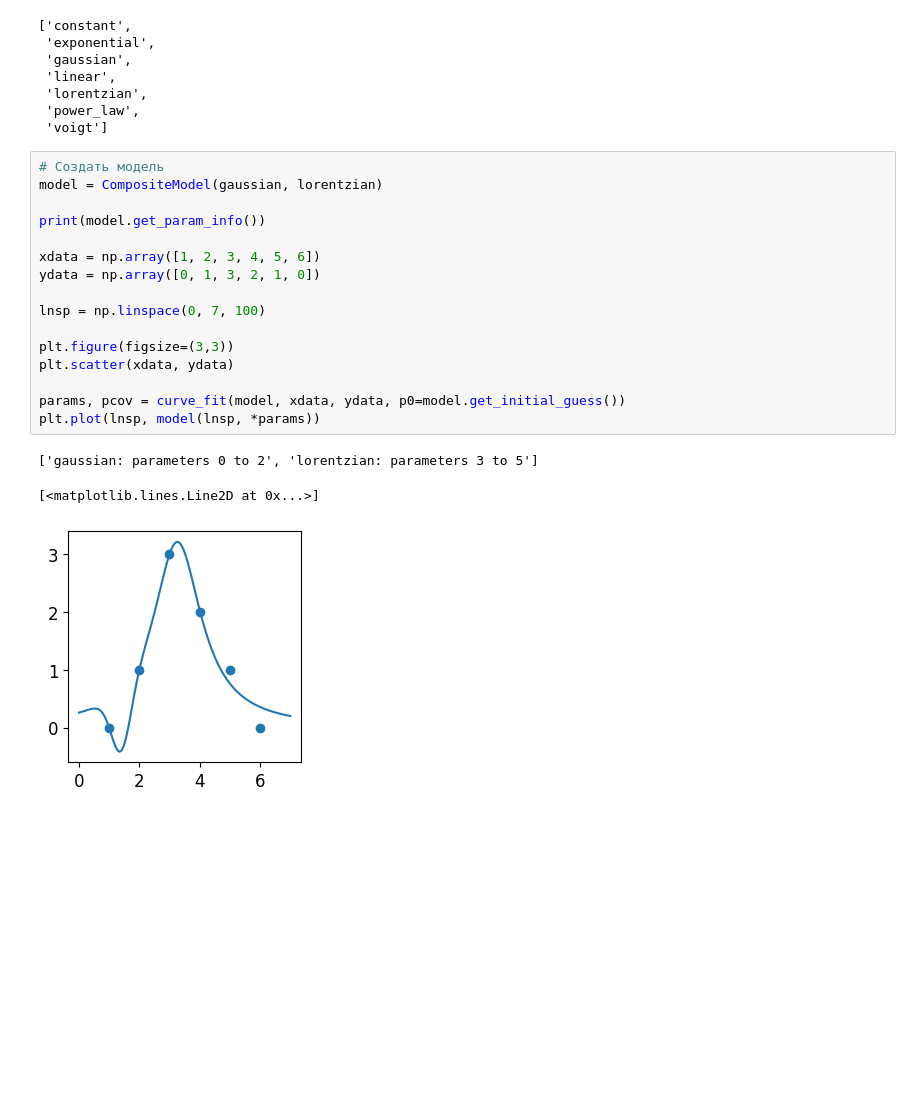
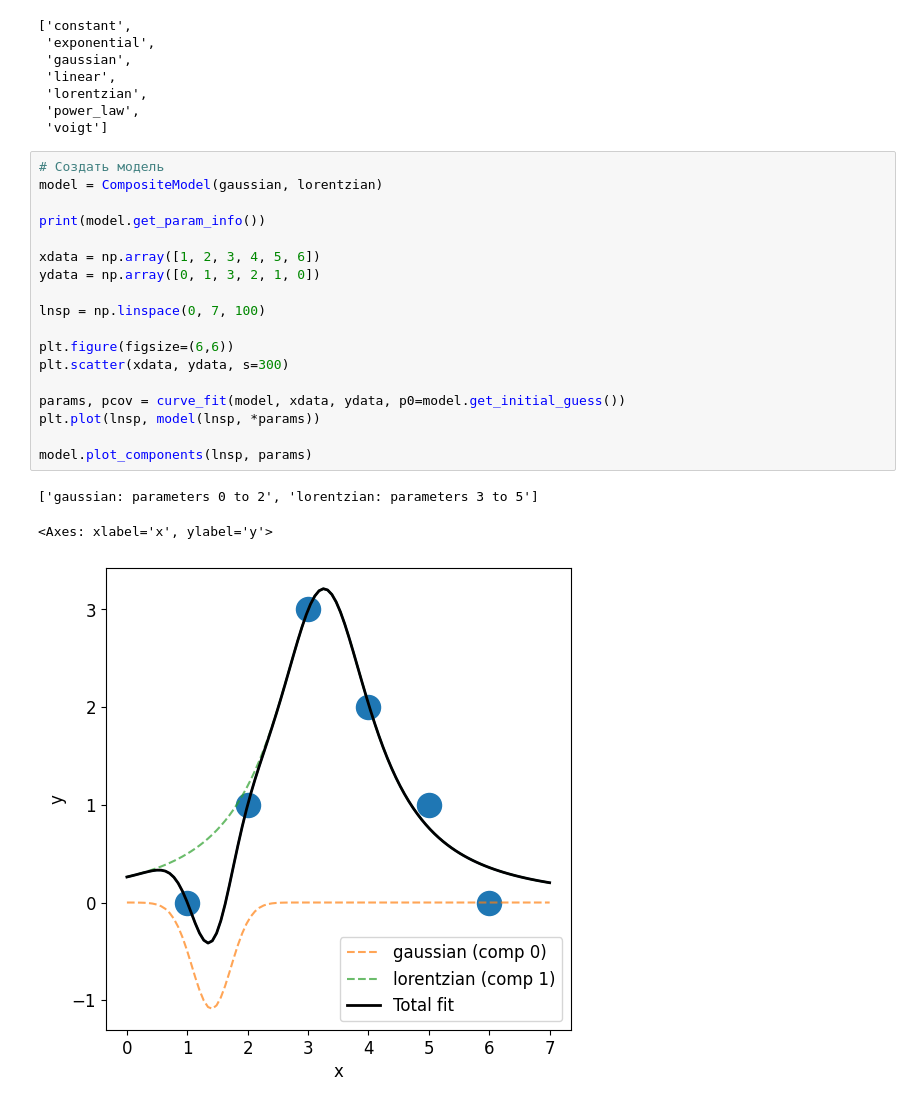
Before and after one commit to Akmalumarov/X_Ray_Scattering_Analysis, a Jupyter notebook: templates/Template_Models.ipynb, the cells around one changed output. Saved outputs shown, nothing was run; the diff lists cells and outputs as text; blank space fills up the shorter version.

Commit message:
Composite Model v2

```diff
--- a/templates/Template_Models.ipynb
+++ b/templates/Template_Models.ipynb
@@ -19,20 +19,22 @@ list_available_models()
 # %%
 # Создать модель
 model = CompositeModel(gaussian, lorentzian)
 
 print(model.get_param_info())
 
 xdata = np.array([1, 2, 3, 4, 5, 6])
 ydata = np.array([0, 1, 3, 2, 1, 0])
 
 lnsp = np.linspace(0, 7, 100)
 
-plt.figure(figsize=(3,3))
-plt.scatter(xdata, ydata)
+plt.figure(figsize=(6,6))
+plt.scatter(xdata, ydata, s=300)
 
 params, pcov = curve_fit(model, xdata, ydata, p0=model.get_initial_guess())
 plt.plot(lnsp, model(lnsp, *params))
+
+model.plot_components(lnsp, params)
 # %% [output]
 ['gaussian: parameters 0 to 2', 'lorentzian: parameters 3 to 5']
-[<matplotlib.lines.Line2D at 0x...>]
+<Axes: xlabel='x', ylabel='y'>
-[figure, old version]
+[figure, new version]
```
Also changed, not shown: 1 other file.
